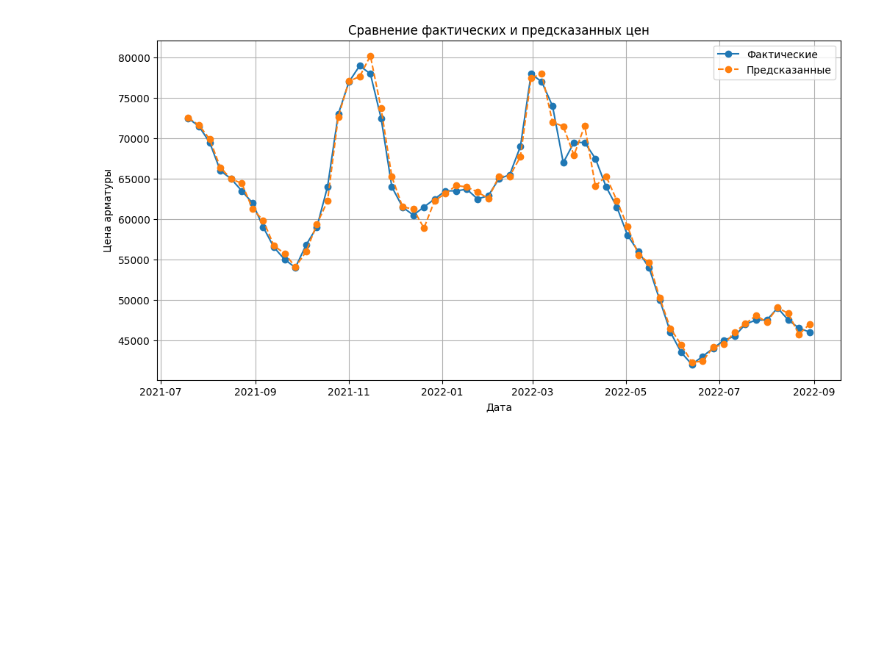
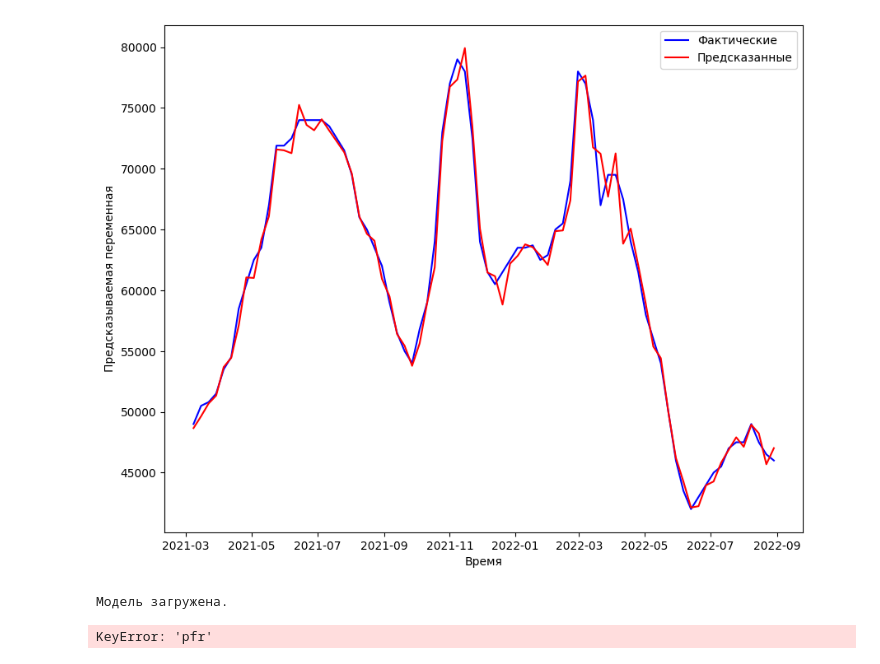
Before and after one commit to Dedushka-Lenin/Intensive_3, a Jupyter notebook: program/linear_regression.ipynb, the cells around one changed output. Drawn from its saved outputs; the diff is of its cells as text; code cells hidden in the pictures; blank space fills up the shorter version.

```diff
--- a/program/linear_regression.ipynb
+++ b/program/linear_regression.ipynb
@@ -74,13 +88,62 @@ SMAPE: 1.32%
-# %%
-# Визуализация результатов
-plt.figure(figsize=(12, 6))
-plt.plot(test['dt'], y_test, label='Фактические', marker='o')
-plt.plot(test['dt'], predictions, label='Предсказанные', linestyle='dashed', marker='o')
-plt.legend()
-plt.xlabel('Дата')
-plt.ylabel('Цена арматуры')
-plt.title('Сравнение фактических и предсказанных цен')
-plt.grid()
-plt.show()
-# %% [output]
-[figure, removed]
+# %%
+fig, ax = plt.subplots(1, 1, figsize=(10, 8))
+ax.plot(test['dt'], y_test, label='Фактические', color='blue')
+ax.plot(test['dt'], predictions, label='Предсказанные', color='red')
+ax.set_xlabel('Время')
+ax.set_ylabel('Предсказываемая переменная')
+plt.legend()
+plt.show()
+# %% [output]
+[figure, added]
+# %%
+# Загружаем тестовый датасет
+test_df = pd.read_csv('data/test.csv')
+test_df['dt'] = pd.to_datetime(test_df['dt'])
+test_df = test_df.sort_values('dt')
+
+# Загружаем модель
+model = joblib.load('linear_regression_model.pkl')
+print("Модель загружена.")
+
+# Создаем временные признаки
+test_df['year'] = test_df['dt'].dt.year
+test_df['month'] = test_df['dt'].dt.month
+test_df['week_of_year'] = test_df['dt'].dt.isocalendar().week
+test_df['quarter'] = test_df['dt'].dt.quarter
+test_df['month_sin'] = np.sin(2 * np.pi * test_df['month'] / 12)
+test_df['month_cos'] = np.cos(2 * np.pi * test_df['month'] / 12)
+
+# Создаем лаги и скользящее среднее
+for lag in [1, 2, 4, 8, 12]:
+    test_df[f'lag_{lag}'] = test_df['pfr'].shift(lag)
+test_df['rolling_mean_4'] = test_df['pfr'].rolling(window=4, min_periods=1).mean()
+
+test_df.dropna(inplace=True)
+
+# Определяем признаки
+features = [col for col in test_df.columns if 'lag' in col or 'rolling' in col or col in ['year', 'month', 'week_of_year', 'quarter', 'month_sin', 'month_cos']]
+X_test = test_df[features]
+
+# Делаем прогноз
+predictions = model.predict(X_test)
+test_df['predicted_price'] = predictions
+
+# Определяем N (на сколько недель закупаться)
+def calculate_optimal_n(prices, threshold=0.01):
+    n_weeks = 1
+    for i in range(1, 6):
+        if i >= len(prices):
+            break
+        if prices[i] > prices[0] * (1 + threshold):
+            break
+        n_weeks += 1
+    return n_weeks
+
+test_df['N'] = test_df['predicted_price'].rolling(window=6, min_periods=1).apply(lambda x: calculate_optimal_n(x.values)).astype(int)
+
+# Сохраняем предсказания
+test_df[['dt', 'N']].to_excel('test_scored.xlsx', index=False)
+print("Результаты сохранены в test_scored.xlsx")
+# %% [output]
+Модель загружена.
+KeyError: 'pfr'
```
Also changed, not shown: parts of 5 cells of this notebook.
